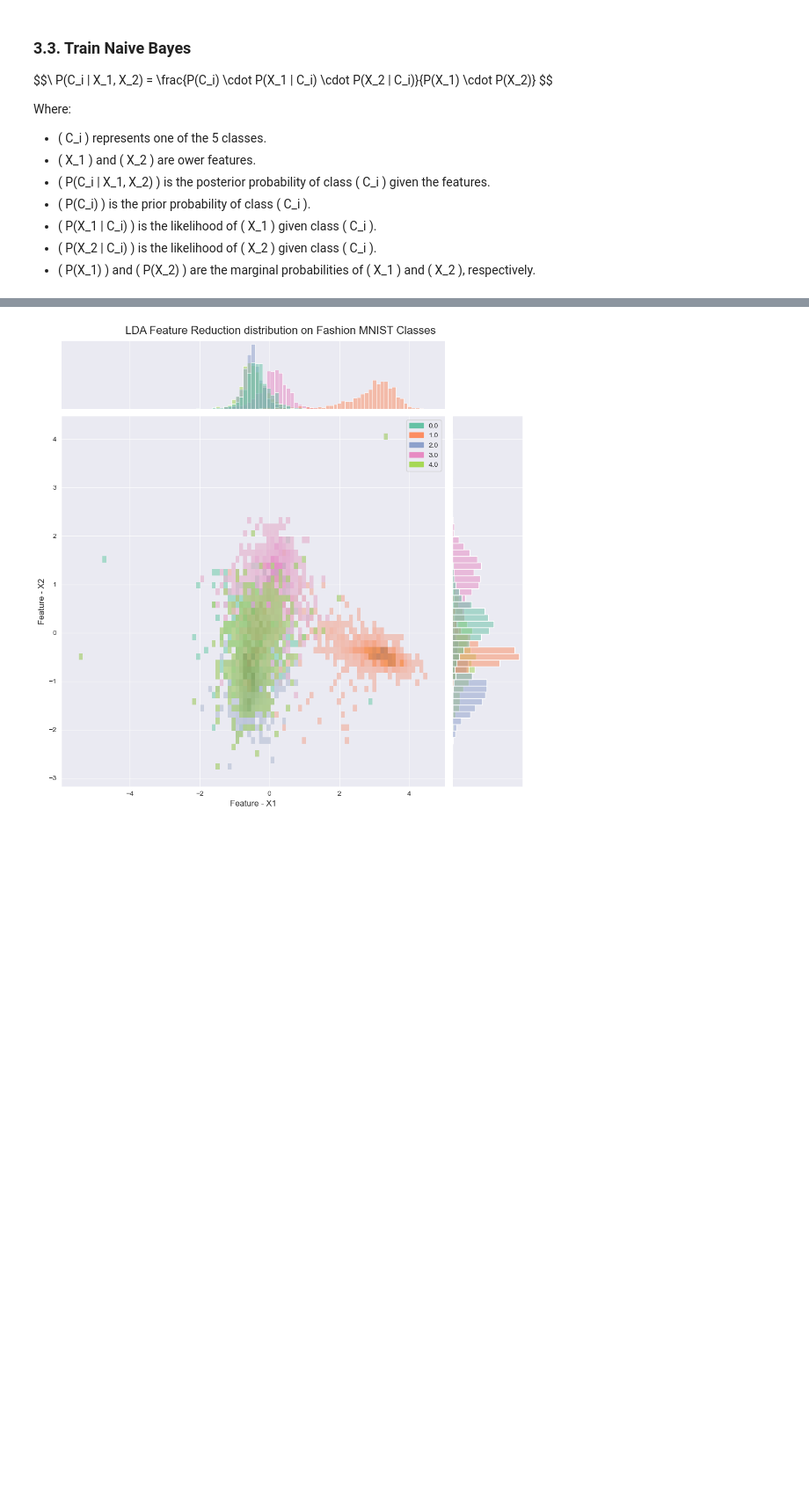
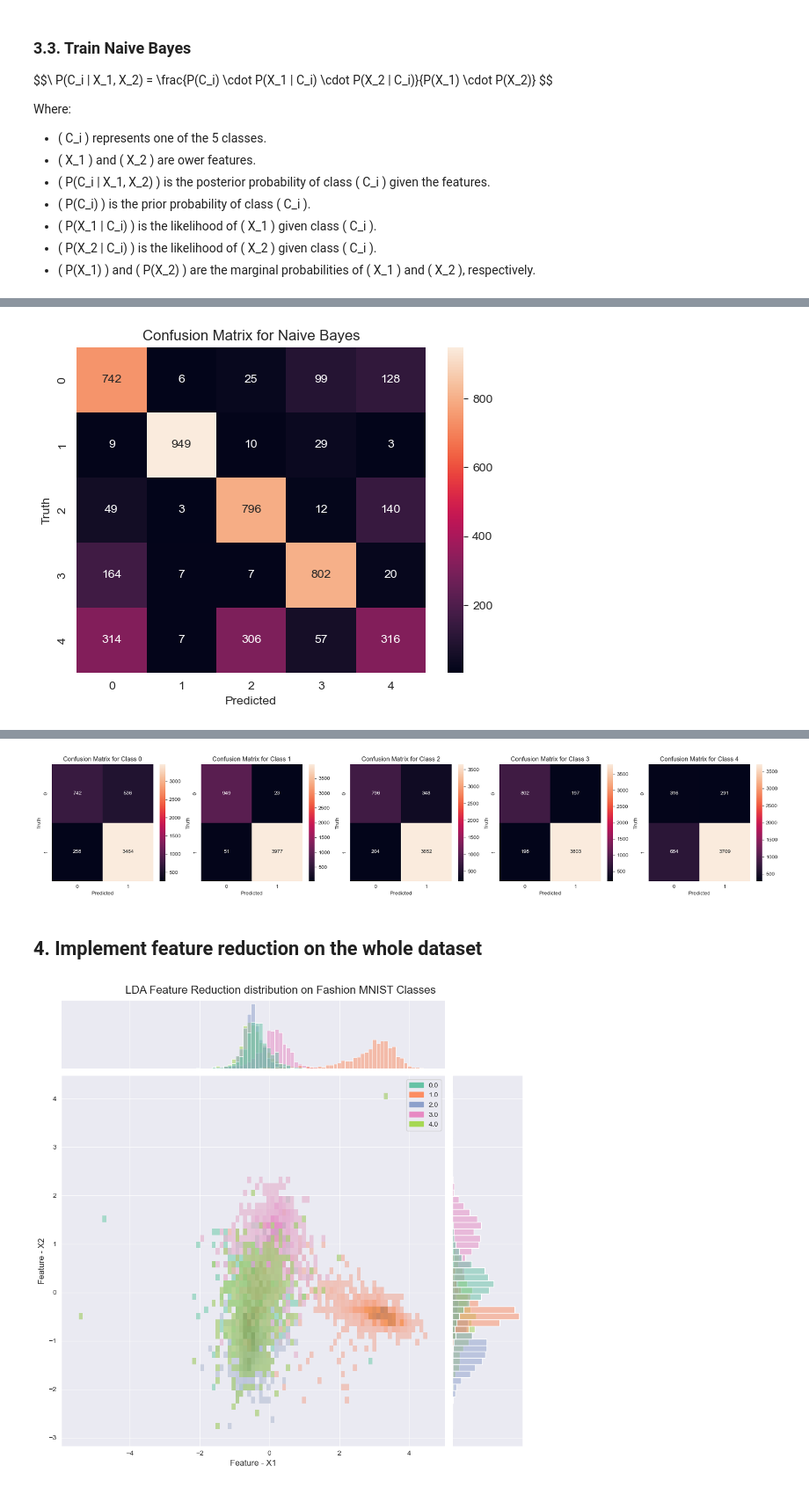
Before and after one commit to PetyaPetrova96/clasifying-clothing-types-, a Jupyter notebook: steps.ipynb, the cells around one changed output, grey strips where cells are left out. Shown at 88% size. Cells and saved outputs as stored; diff of their text form; code cells hidden in the pictures; blank space fills up the shorter version.

```diff
--- a/steps.ipynb
+++ b/steps.ipynb
@@ -626,0 +604,73 @@ accuracy: 72.1%, 3605.0 out of 5000 correct
+# %%
+def calculate_confusion_matrix(lda_data_with_label):
+    class_dict = {"T_shirt":0,"Trouser":1,"Pull_over":2,"Dress":3,"Shirt":4}
+    cfsion_matrix = np.zeros((5,5),dtype=int)
+
+    for row in lda_data_with_label:
+        feature1 = row[0]
+        feature2 = row[1]
+        actual_class = row[2]
+        predicted_class = class_dict[apply_naive_bayes(feature1,feature2)[0]]
+        cfsion_matrix[int(actual_class)][predicted_class] += 1
+    return cfsion_matrix
+
+def calculate_metrics_from_cfsion_mtrx(cfsion_matrix):
+    precision = []
+    recall = []
+    f1_scr = []
+    accuracy = []
+    class_cfsion_matrix = []
+    for i in range(5):
+        #the diagonals are the true positives
+        tp = cfsion_matrix[i][i]
+        #the sum of the row is the false positives
+        fp = sum(cfsion_matrix[:,i]) - tp
+        #the sum of the column is the false negatives
+        fn = sum(cfsion_matrix[i,:]) - tp
+        #the sum of the matrix is the true negatives, minus the true positives, false positives and false negatives
+        tn = sum(sum(cfsion_matrix)) - tp - fp - fn
+        class_cfsion_matrix.append([tp,fp,fn,tn])
+        #the precision is the true positives divided by the true positives plus the false positives
+        precision.append(tp/(tp+fp))
+        #the recall is the true positives divided by the true positives plus the false negatives
+        recall.append(tp/(tp+fn))
+        #the f1 score is the harmonic mean of the precision and recall
+        f1_scr.append(2*precision[i]*recall[i]/(precision[i]+recall[i]))
+        #the accuracy is the true positives plus the true negatives divided by the true positives, true negatives, false positives and false negatives
+        accuracy.append((tp+tn)/(tp+tn+fp+fn))
+    return precision, recall, f1_scr, accuracy, class_cfsion_matrix
+
+NB_cfsion_matrix = calculate_confusion_matrix(apply_lda_to_each_img_in_array(test_data))
+
+sns.heatmap(NB_cfsion_matrix, annot=True, fmt='d')
+plt.xlabel('Predicted')
+plt.ylabel('Truth')
+plt.title('Confusion Matrix for Naive Bayes')
+plt.show()
+
+precision, recall, f1_scr,accuracy,class_cfsion_matrix = calculate_metrics_from_cfsion_mtrx(NB_cfsion_matrix)
+
+#put the values into a dataframe
+df = pd.DataFrame({'Precision':precision,'Recall':recall,'F1 Score':f1_scr,'Accuracy':accuracy},index=['T-shirt','Trouser','Pull-over','Dress','Shirt'])
+print(df)
+
+#put the average values into a dataframe
+df = pd.DataFrame({'Precision':np.mean(precision),'Recall':np.mean(recall),'F1 Score':np.mean(f1_scr),'Accuracy':np.mean(accuracy)},index=['Average'])
+print(df)
+
+
+#visualise the class confusion matrixes
+plt.subplots(1,5,figsize=(20, 4))
+for i in range(5):
+    #use subplot to plot the confusion matrixes
+    plt.subplot(1,5,i+1)
+    sns.heatmap(np.array(class_cfsion_matrix[i]).reshape(2,2), annot=True, fmt='d')
+    plt.xlabel('Predicted')
+    plt.ylabel('Truth')
+    plt.tight_layout()
+    plt.title(f'Confusion Matrix for Class {i}')
+
+plt.tight_layout()
+plt.show()
+# %% [output]
+[figure, added]
@@ -626,0 +685,3 @@ accuracy: 72.1%, 3605.0 out of 5000 correct
+[figure, added]
+# %% [markdown]
+## 4. Implement feature reduction on the whole dataset
```
Also changed, not shown: parts of 23 cells of this notebook.
